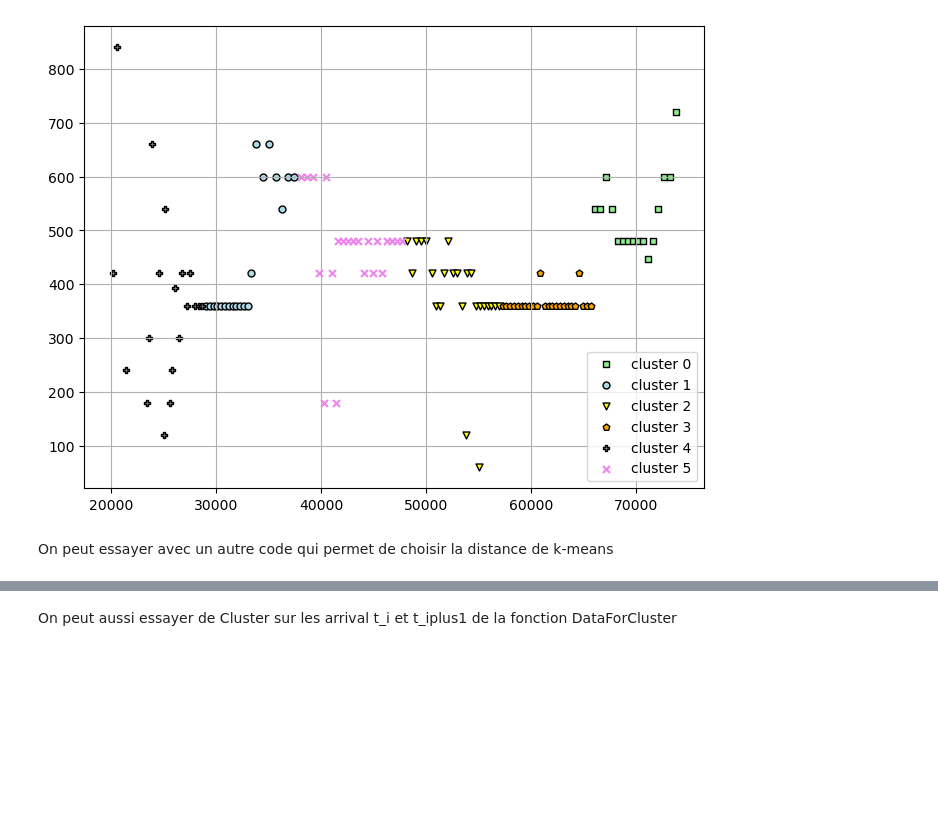
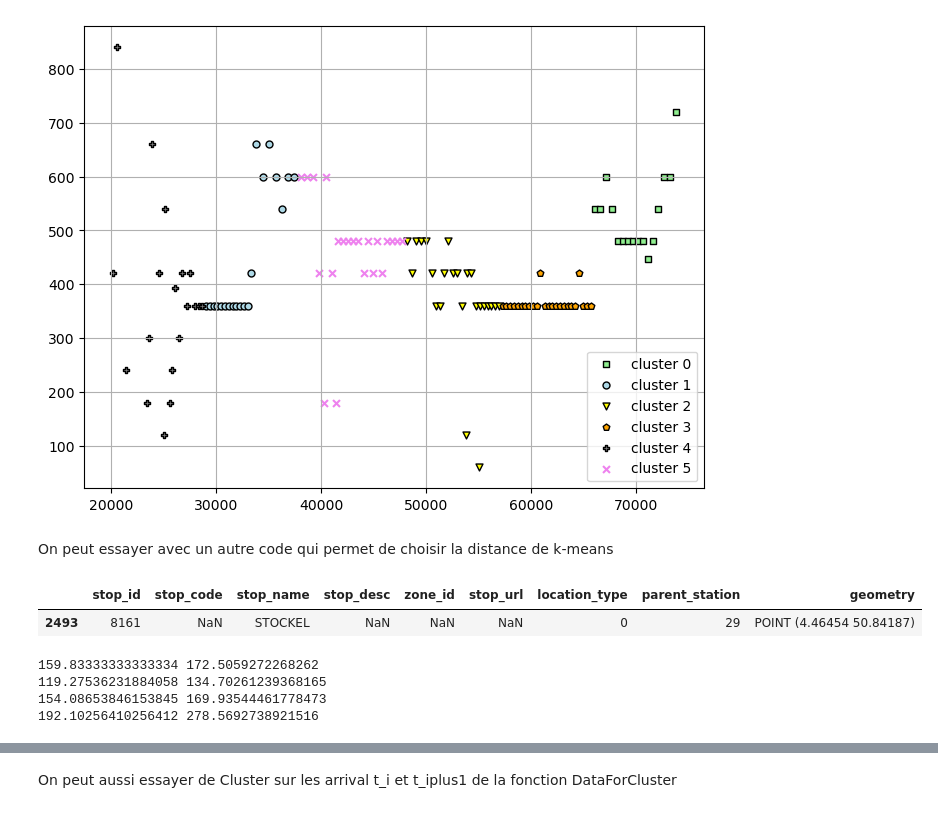
Before and after one commit to Hosx/Project-Stib-Data-Mining, a Jupyter notebook: ClusteringSchedule.ipynb, the cells around one changed output, grey strips where cells are left out. Saved outputs shown, nothing was run; the diff lists cells and outputs as text; code cells hidden in the pictures; blank space fills up the shorter version.

```diff
--- a/ClusteringSchedule.ipynb
+++ b/ClusteringSchedule.ipynb
@@ -271,4 +271,9 @@ def Clustering(dist_measure,nclust,data):
 # print results
 #for measure, value in distance_measures.items():
     #print(f"The purity score for {measure} distance is {round(pyPurity(value)*100, 2)}%")
+# %%
+stops[stops['stop_id']=='8161']
+# %% [output]
+|  | stop_id | stop_code | stop_name | stop_desc | zone_id | stop_url | location_type | parent_station | geometry |
+| 2493 | 8161 | NaN | STOCKEL | NaN | NaN | NaN | 0 | 29 | POINT (4.46454 50.84187) |
 # %%
@@ -277,3 +286,16 @@ Centers = Clustering(distance_measures['manhattan'],6,Data)[1]
+# %%
+Clusters.sort(key=lambda x: x[0])
+for cluster in Clusters:
+    SWTnew = Data.iloc[cluster[0]:cluster[-1],1].values
+    SWTnew = sum(SWTnew**2)/(2*sum(SWTnew))
+    SWT = Data.iloc[cluster[0]:cluster[-1],1].mean()
+    SWT = SWT/2
+    print(SWT,SWTnew)
+# %% [output]
+159.83333333333334 172.5059272268262
+119.27536231884058 134.70261239368165
+154.08653846153845 169.93544461778473
+192.10256410256412 278.5692738921516
 # %%
 plt.figure(figsize=(8,6))
 
```
Also changed, not shown: parts of 7 cells of this notebook, 1 other file.
